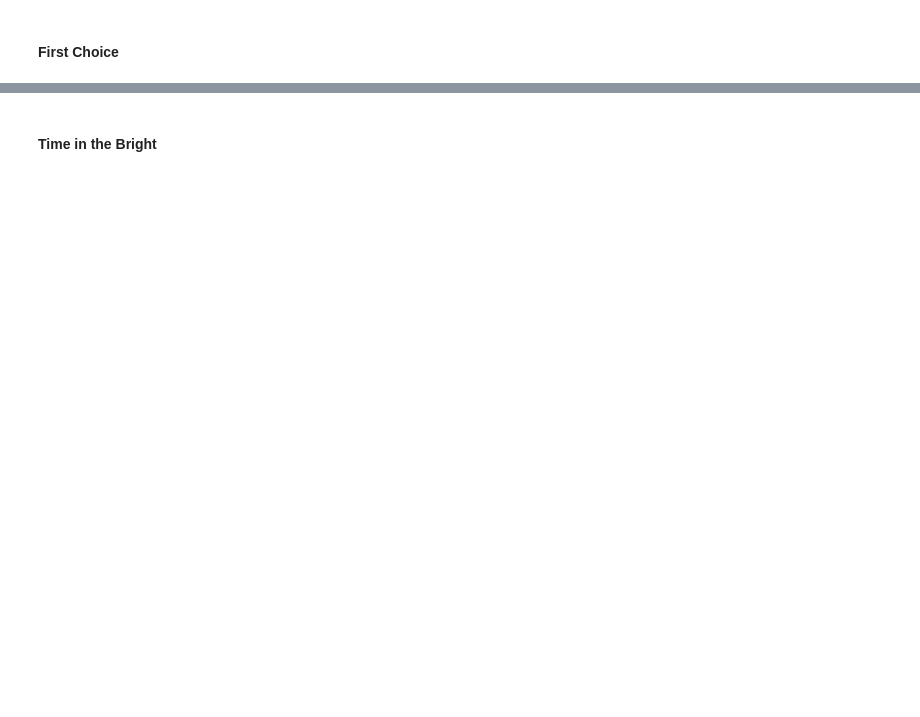
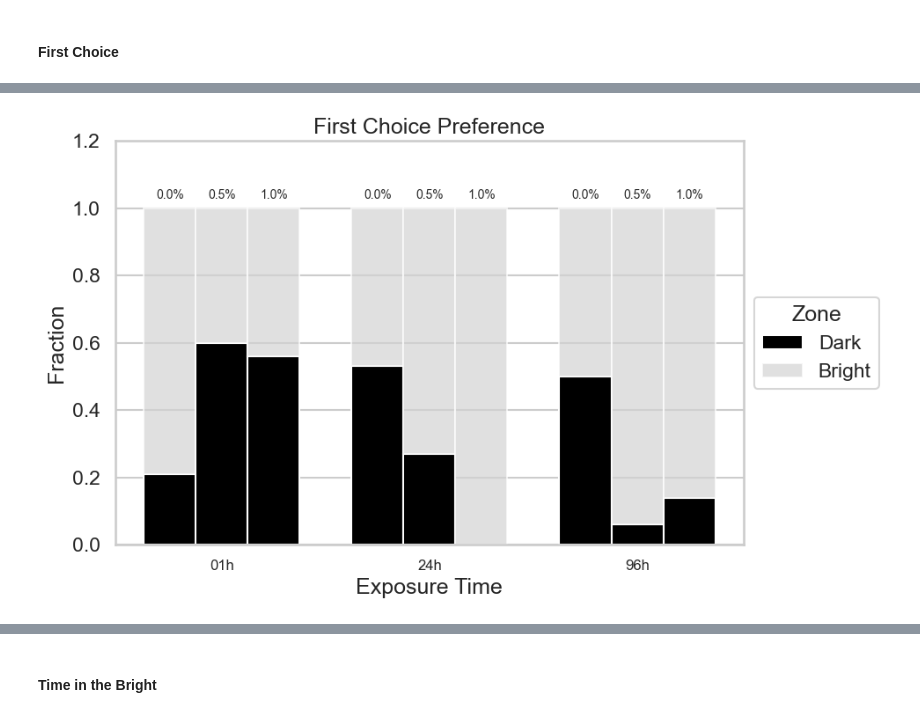
Before and after one commit to fabriscaique/zebrafish_testbattery, a Jupyter notebook: main.ipynb, the cells around one changed output, grey strips where cells are left out. Cells and saved outputs as stored; diff of their text form; code cells hidden in the pictures; blank space fills up the shorter version.

```diff
--- a/main.ipynb
+++ b/main.ipynb
@@ -273,0 +412,54 @@ In this study, <strong>latency</strong> was defined as the time required for zeb
+# %%
+# Mean light preference
+first_choice_means = {
+    '01h': [0.79, 0.40, 0.44],
+    '24h': [0.47, 0.73, 1.00],
+    '96h': [0.50, 0.94, 0.86]
+}
+
+# Convert to dark fraction
+dark_fraction = {t: [1 - m for m in first_choice_means[t]] for t in times}
+
+n_groups = len(groups)
+width = 0.25
+
+x = np.arange(len(times))  # cluster centers
+
+fig, ax = plt.subplots(figsize=(10,6))
+
+# Plot bars per concentration
+for i, g in enumerate(groups):
+    bar_positions = x + (i - 1)*width
+    dark_vals = [dark_fraction[t][i] for t in times]
+    light_vals = [first_choice_means[t][i] for t in times]
+    ax.bar(bar_positions, dark_vals, width, color='black')
+    ax.bar(bar_positions, light_vals, width, bottom=dark_vals, color='lightgrey', alpha=0.7)
+
+# X-axis labels for clusters (time)
+ax.set_xticks(x)
+ax.set_xticklabels(times, fontsize=12)
+ax.set_xlabel('Exposure Time')
+
+# Add concentration labels above bars
+for i, t in enumerate(times):
+    for j, g in enumerate(groups):
+        pos = x[i] + (j - 1)*width
+        ax.text(pos, 1.02, g, ha='center', va='bottom', fontsize=10)
+
+# Labels and title
+ax.set_ylabel('Fraction')
+ax.set_title('First Choice Preference')
+
+# Legend outside the chart
+ax.legend(['Dark', 'Bright'], loc='center left', bbox_to_anchor=(1, 0.5), title='Zone')
+
+# Only horizontal grid lines
+ax.yaxis.grid(True)
+ax.xaxis.grid(False)
+ax.set_axisbelow(True)
+
+plt.ylim(0, 1.2)
+plt.tight_layout()
+plt.show()
+# %% [output]
+[figure, added]
```
Also changed, not shown: parts of 18 cells of this notebook.
